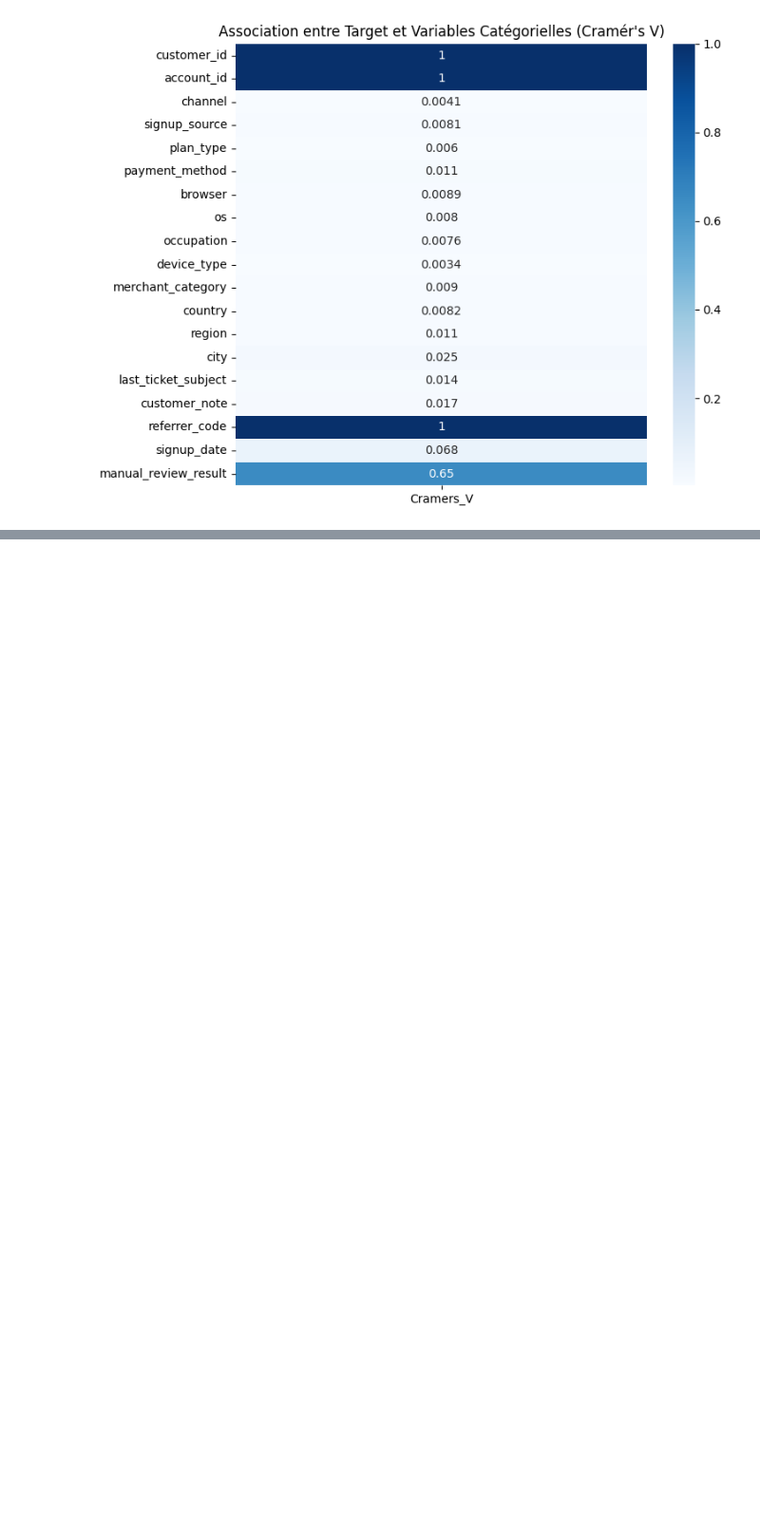
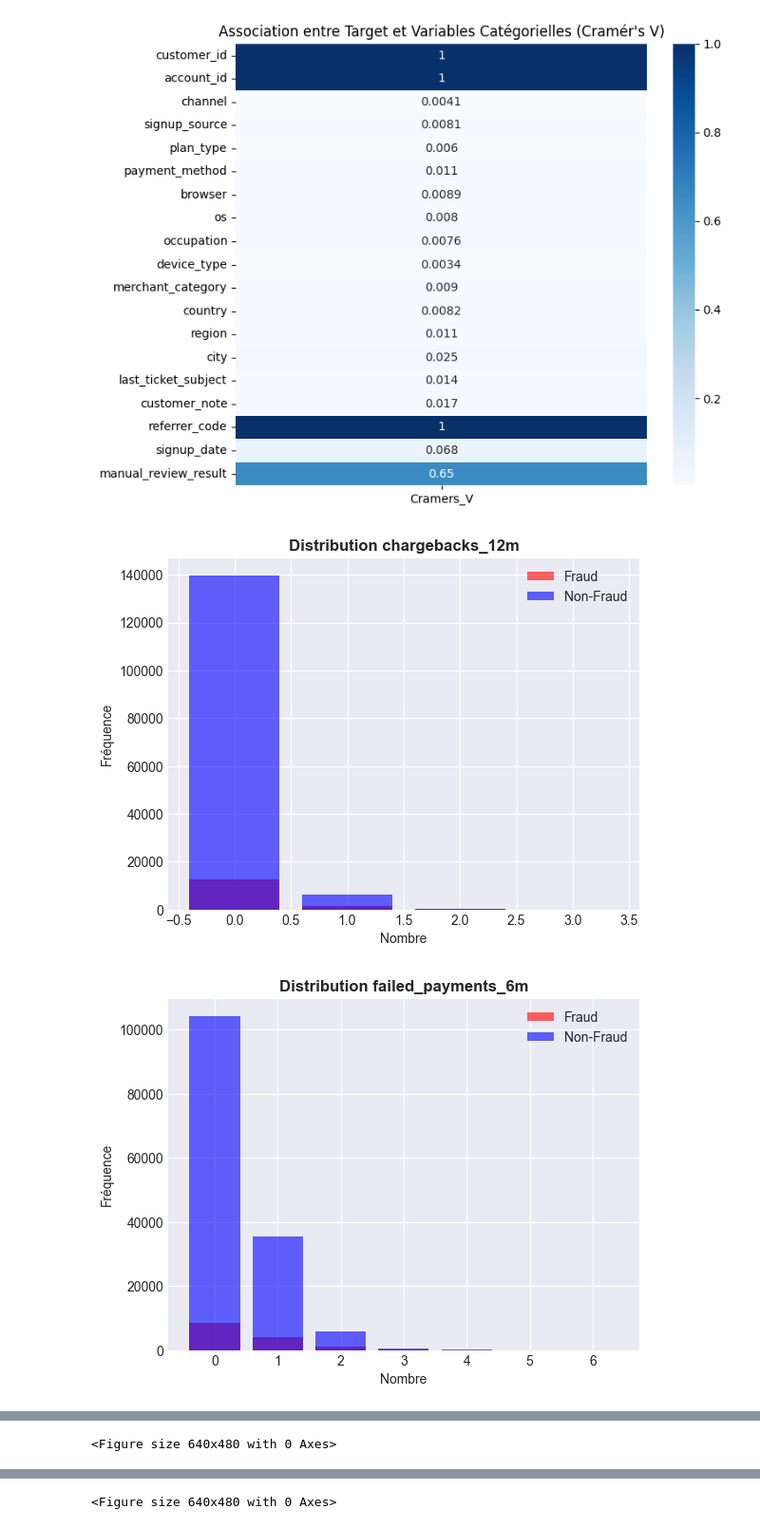
Before and after one commit to Noah-rsn/Projet_ML_B2_Noah_Yasmina, a Jupyter notebook: EDA/EDA_Noah.ipynb, the cells around one changed output, grey strips where cells are left out. Shown at 95% size. Drawn from its saved outputs; the diff is of its cells as text; code cells hidden in the pictures; blank space fills up the shorter version.

```diff
--- a/EDA/EDA_Noah.ipynb
+++ b/EDA/EDA_Noah.ipynb
@@ -404,3 +429,65 @@ plt.tight_layout()
 plt.show()
 # %% [output]
 [figure]
+# %%
+
+plt.style.use('seaborn-v0_8-darkgrid')
+sns.set_palette("husl")
+
+DATA_FILE = '../data/kaggle_b2_fraud_train_v4.csv'
+df = pd.read_csv(DATA_FILE)
+
+critical_features = ['chargebacks_12m', 'failed_payments_6m', 'support_tickets_90d']
+for col in critical_features:
+    if col in df.columns:
+        fig = plt.figure()
+        fraud_vals = df[df['target_is_fraud']==1][col].value_counts().sort_index()
+        nonfraud_vals = df[df['target_is_fraud']==0][col].value_counts().sort_index()
+        x = range(max(len(fraud_vals), len(nonfraud_vals)))
+        plt.bar(x, fraud_vals.reindex(x, fill_value=0), alpha=0.6, label='Fraud', color='red')
+        plt.bar(x, nonfraud_vals.reindex(x, fill_value=0), alpha=0.6, label='Non-Fraud', color='blue')
+        plt.title(f'Distribution {col}', fontweight='bold')
+        plt.xlabel('Nombre')
+        plt.ylabel('Fréquence')
+        plt.legend()
+        plt.show()
+
+
+categorical_features = ['channel', 'payment_method', 'device_type', 'browser', 'country']
+for col in categorical_features:
+    if col in df.columns:
+        fig = plt.figure()
+        group = df.groupby(col)['target_is_fraud'].agg(['mean','count'])
+        group = group[group['count']>50].sort_values('mean', ascending=False)
+        if col in ['country','browser']:
+            group = group.head(10)
+        group['mean'].plot(kind='barh', color='coral')
+        plt.title(f'Taux de Fraude par {col}', fontweight='bold')
+        plt.xlabel('Taux de Fraude')
+        plt.ylabel(col)
+        plt.show()
+
+
+tech_features = ['is_vpn', 'is_new_device']
+for col in tech_features:
+    if col in df.columns:
+        fig = plt.figure()
+        ctab = pd.crosstab(df[col], df['target_is_fraud'], normalize='index')*100
+        ctab.plot(kind='bar', color=['blue','red'])
+        plt.title(f'Taux Fraude - {col}', fontweight='bold')
+        plt.xticks([0,1], ['Non','Oui'])
+        plt.ylabel('Pourcentage')
+        plt.show()
+
+
+internal_signals = [c for c in df.columns if c.startswith('internal_signal_')]
+if internal_signals:
+    fig = plt.figure()
+    df[internal_signals].mean().plot(kind='bar', color='teal')
+    plt.title('Moyenne Internal Signals', fontweight='bold')
+    plt.xticks(rotation=45)
+    plt.ylabel('Valeur Moyenne')
+    plt.show()
+# %% [output]
+[figure, added]
+[figure, added]
@@ -406,0 +496 @@ plt.show()
+<Figure size 640x480 with 0 Axes>
@@ -406,0 +498 @@ plt.show()
+<Figure size 640x480 with 0 Axes>
```
Also changed, not shown: parts of 3 cells of this notebook, 9 other files.
